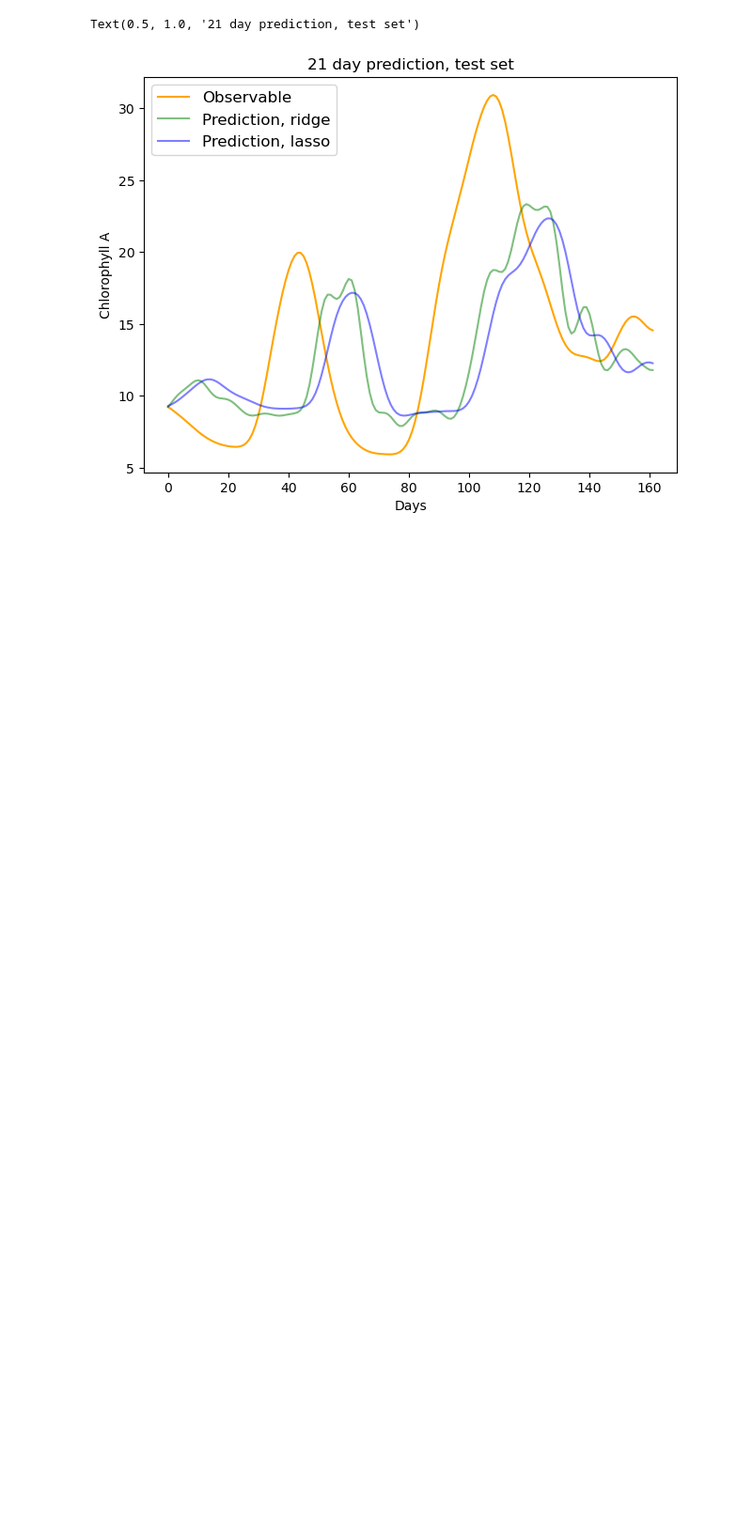
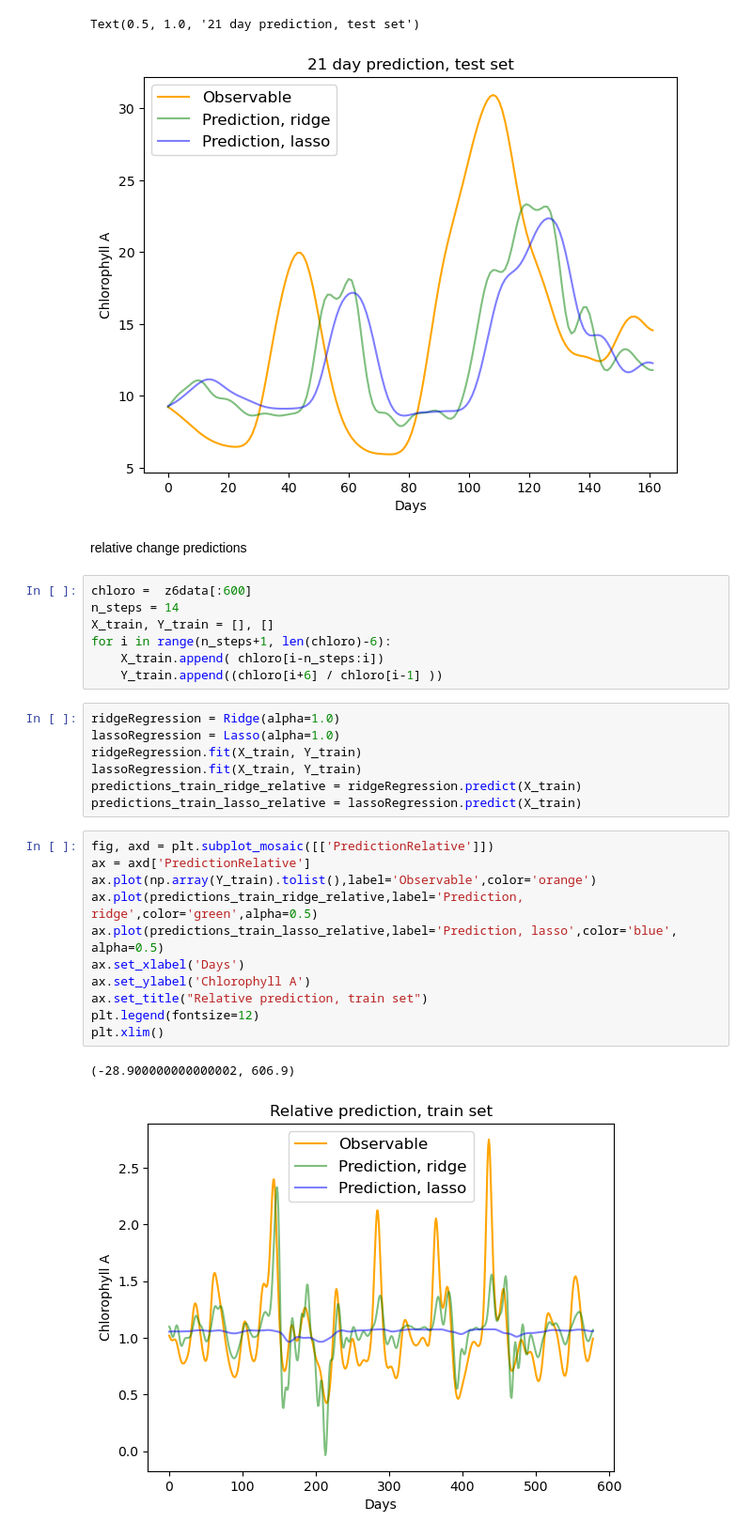
Before and after one commit to MTLehner/DSTSES_DataLakes, a Jupyter notebook: jb_ridge_lasso.ipynb, the cells around one changed output. Shown at 94% size. Drawn from its saved outputs; the diff is of its cells as text; blank space fills up the shorter version.

Commit message:
relative predictions added

```diff
--- a/jb_ridge_lasso.ipynb
+++ b/jb_ridge_lasso.ipynb
@@ -291,3 +291,33 @@ ax.set_title("21 day prediction, test set")
 # %% [output]
 Text(0.5, 1.0, '21 day prediction, test set')
 [figure]
+# %% [markdown]
+relative change predictions
+# %%
+chloro =  z6data[:600]
+n_steps = 14
+X_train, Y_train = [], []
+for i in range(n_steps+1, len(chloro)-6):
+    X_train.append( chloro[i-n_steps:i])
+    Y_train.append((chloro[i+6] / chloro[i-1] ))
+# %%
+ridgeRegression = Ridge(alpha=1.0)
+lassoRegression = Lasso(alpha=1.0)
+ridgeRegression.fit(X_train, Y_train)
+lassoRegression.fit(X_train, Y_train)
+predictions_train_ridge_relative = ridgeRegression.predict(X_train)
+predictions_train_lasso_relative = lassoRegression.predict(X_train)
+# %%
+fig, axd = plt.subplot_mosaic([['PredictionRelative']])
+ax = axd['PredictionRelative']
+ax.plot(np.array(Y_train).tolist(),label='Observable',color='orange')
+ax.plot(predictions_train_ridge_relative,label='Prediction, ridge',color='green',alpha=0.5)
+ax.plot(predictions_train_lasso_relative,label='Prediction, lasso',color='blue', alpha=0.5)
+ax.set_xlabel('Days')
+ax.set_ylabel('Chlorophyll A')
+ax.set_title("Relative prediction, train set")
+plt.legend(fontsize=12)
+plt.xlim()
+# %% [output]
+(-28.900000000000002, 606.9)
+[figure, added]
```
Also changed, not shown: parts of 3 cells of this notebook.
